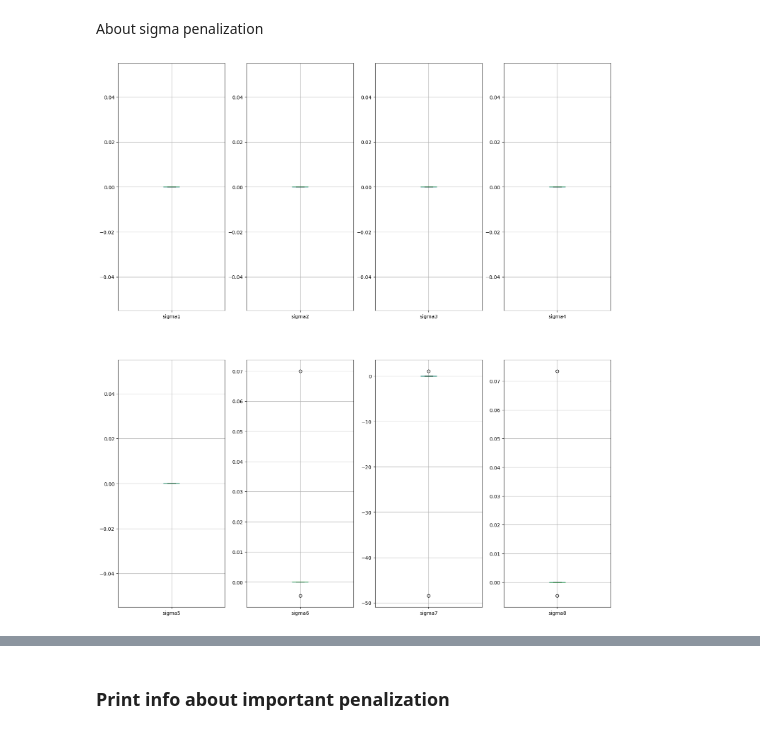
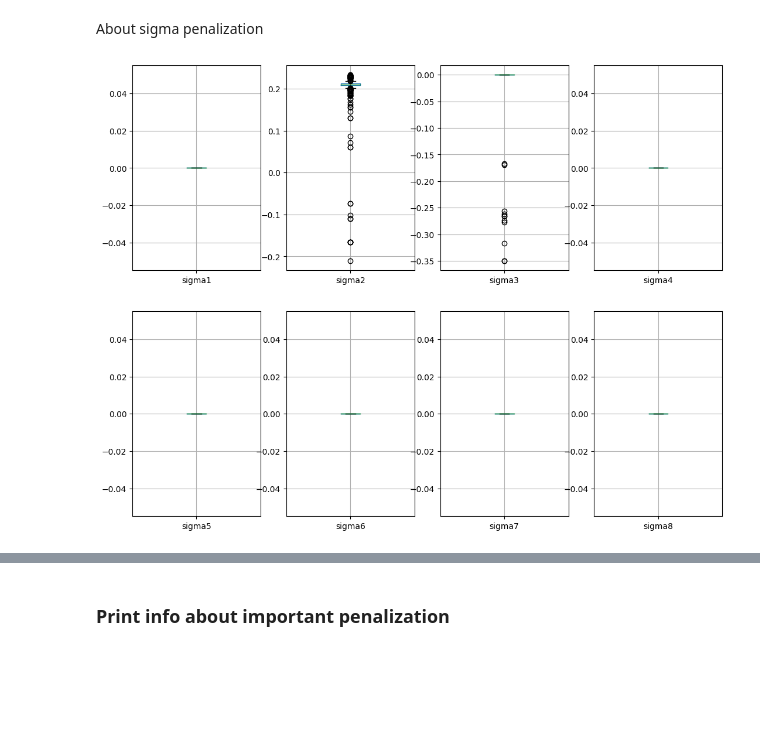
Before and after one commit to powsybl/powsybl-optimizer, a Jupyter notebook: model_selector/results_analysis.ipynb, the cells around one changed output, grey strips where cells are left out. Saved outputs shown, nothing was run; the diff lists cells and outputs as text; code cells hidden in the pictures; blank space fills up the shorter version.

```diff
--- a/model_selector/results_analysis.ipynb
+++ b/model_selector/results_analysis.ipynb
@@ -9,6 +9,11 @@ import amplpy
 from pathlib import Path
 
 from util.return_up_outliers_func import *
+# %%
+# Params for the run and files selection
+run_ampl_files = False
+is_dbp = True
+is_dbb = not is_dbp
 # %%
 # Paths
 path_data_network = Path('data_network')
@@ -29,7 +32,12 @@ df_buses = pd.read_table(path_data_network / 'ampl_network_buses.txt', sep=" ",
 # Import values from divergence analysis results
 df_var_Vtheta = pd.read_csv(path_data_DA / "Vtheta_var.csv", sep=";", header=1)
 df_penal_s = pd.read_csv(path_data_DA / "s1_penal.csv", sep=";", header=1)
-df_penal_sigma = pd.read_csv(path_data_DA / "sigma_penal_dbb.csv", sep=";", header=1)
+
+if (is_dbp):
+    sigma_penal_file = "sigma_penal_dbp.csv"
+elif (is_dbb):
+    sigma_penal_file = "sigma_penal_dbb.csv"
+df_penal_sigma = pd.read_csv(path_data_DA / sigma_penal_file, sep=";", header=1)
 # %% [markdown]
 ### Calculation of sets and params for the rest of the analysis
 # %% [markdown]
@@ -81,9 +103,10 @@ df_penal_s.drop('id',axis=1).abs().boxplot(column=['b_s1'], ax=axes.flatten()[1]
 # %% [markdown]
 About sigma penalization
 # %%
-fig, axes = plt.subplots(2,4, figsize=(18,20))
+# Sigma penal for all the models
+fig, axes = plt.subplots(2,4, figsize=(13,10))
 for i in range(1,9):
     df_penal_sigma.boxplot(column=['sigma'+str(i)], ax=axes.flatten()[i-1])
 # %% [output]
-[figure, old version]
+[figure, new version]
 # %%
```
Also changed, not shown: parts of 15 cells of this notebook, 1 other file.
